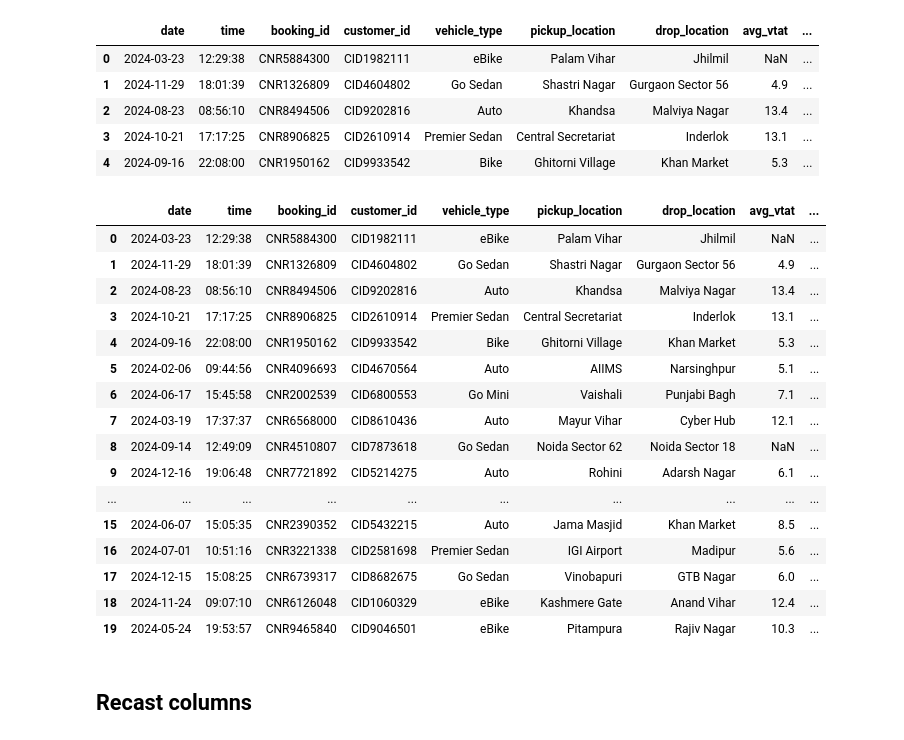
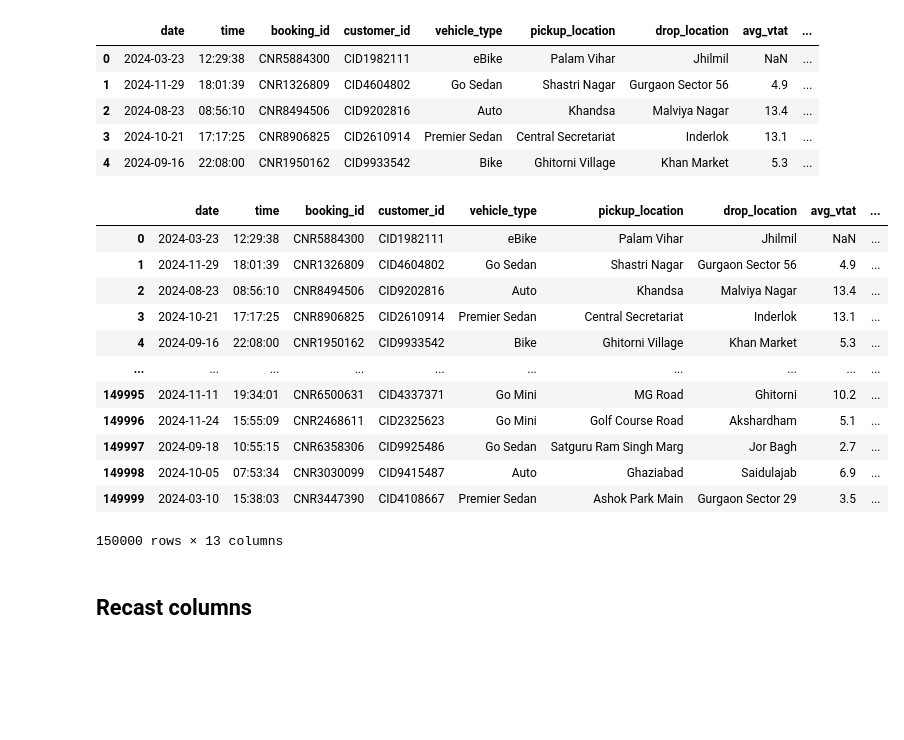
Before and after one commit to amaldu/uber-ride-cancellation-prediction, a Jupyter notebook: uber-analysis/notebooks/03_initial_data_inspection.ipynb, the cells around one changed output. Saved outputs shown, nothing was run; the diff lists cells and outputs as text; code cells hidden in the pictures; blank space fills up the shorter version.

```diff
--- a/uber-analysis/notebooks/03_initial_data_inspection.ipynb
+++ b/uber-analysis/notebooks/03_initial_data_inspection.ipynb
@@ -92,7 +76,7 @@ booking_mapping = {
     "Incomplete": 0
 }
 
-df_target_mapped['cancelled'] = df_target_mapped['booking_status'].map(booking_mapping)
+df_target_mapped['is_cancelled'] = df_target_mapped['booking_status'].map(booking_mapping)
 del df_target_mapped["booking_status"]
 df_target_mapped.head()
 # %% [output]
@@ -104,0 +101,13 @@ df_target_mapped.head()
+# %%
+df_leak_clean = df_target_mapped.copy()
+
+df_leak_clean.drop(columns = ["cancelled_rides_by_customer",
+                                "reason_for_cancelling_by_customer",
+                                "cancelled_rides_by_driver",
+                                "driver_cancellation_reason",
+                                "incomplete_rides",
+                                "incomplete_rides_reason",
+                                "driver_ratings",
+                                "customer_rating"], inplace = True)
+
+df_leak_clean.shape[0], df_leak_clean.shape[1]
@@ -121,26 +132,28 @@ df_clean_quotes.head()
 | 2 | 2024-08-23 | 08:56:10 | CNR8494506 | CID9202816 | Auto | Khandsa | Malviya Nagar | 13.4 | ... |
 | 3 | 2024-10-21 | 17:17:25 | CNR8906825 | CID2610914 | Premier Sedan | Central Secretariat | Inderlok | 13.1 | ... |
 | 4 | 2024-09-16 | 22:08:00 | CNR1950162 | CID9933542 | Bike | Ghitorni Village | Khan Market | 5.3 | ... |
-# %%
-df_clean_quotes.head(20)
-# %% [output]
-|  | date | time | booking_id | customer_id | vehicle_type | pickup_location | drop_location | avg_vtat | ... |
-| 0 | 2024-03-23 | 12:29:38 | CNR5884300 | CID1982111 | eBike | Palam Vihar | Jhilmil | NaN | ... |
-| 1 | 2024-11-29 | 18:01:39 | CNR1326809 | CID4604802 | Go Sedan | Shastri Nagar | Gurgaon Sector 56 | 4.9 | ... |
-| 2 | 2024-08-23 | 08:56:10 | CNR8494506 | CID9202816 | Auto | Khandsa | Malviya Nagar | 13.4 | ... |
-| 3 | 2024-10-21 | 17:17:25 | CNR8906825 | CID2610914 | Premier Sedan | Central Secretariat | Inderlok | 13.1 | ... |
-| 4 | 2024-09-16 | 22:08:00 | CNR1950162 | CID9933542 | Bike | Ghitorni Village | Khan Market | 5.3 | ... |
-| 5 | 2024-02-06 | 09:44:56 | CNR4096693 | CID4670564 | Auto | AIIMS | Narsinghpur | 5.1 | ... |
-| 6 | 2024-06-17 | 15:45:58 | CNR2002539 | CID6800553 | Go Mini | Vaishali | Punjabi Bagh | 7.1 | ... |
-| 7 | 2024-03-19 | 17:37:37 | CNR6568000 | CID8610436 | Auto | Mayur Vihar | Cyber Hub | 12.1 | ... |
-| 8 | 2024-09-14 | 12:49:09 | CNR4510807 | CID7873618 | Go Sedan | Noida Sector 62 | Noida Sector 18 | NaN | ... |
-| 9 | 2024-12-16 | 19:06:48 | CNR7721892 | CID5214275 | Auto | Rohini | Adarsh Nagar | 6.1 | ... |
-| ... | ... | ... | ... | ... | ... | ... | ... | ... | ... |
-| 15 | 2024-06-07 | 15:05:35 | CNR2390352 | CID5432215 | Auto | Jama Masjid | Khan Market | 8.5 | ... |
-| 16 | 2024-07-01 | 10:51:16 | CNR3221338 | CID2581698 | Premier Sedan | IGI Airport | Madipur | 5.6 | ... |
-| 17 | 2024-12-15 | 15:08:25 | CNR6739317 | CID8682675 | Go Sedan | Vinobapuri | GTB Nagar | 6.0 | ... |
-| 18 | 2024-11-24 | 09:07:10 | CNR6126048 | CID1060329 | eBike | Kashmere Gate | Anand Vihar | 12.4 | ... |
-| 19 | 2024-05-24 | 19:53:57 | CNR9465840 | CID9046501 | eBike | Pitampura | Rajiv Nagar | 10.3 | ... |
+# %%
+import io
+buffer = io.BytesIO()
+
+df_clean_quotes.to_parquet(buffer, engine='fastparquet', index=False)
+buffer.seek(0)
+df_parquet = pd.read_parquet(buffer, engine='fastparquet')
+df_parquet
+# %% [output]
+|  | date | time | booking_id | customer_id | vehicle_type | pickup_location | drop_location | avg_vtat | ... |
+| 0 | 2024-03-23 | 12:29:38 | CNR5884300 | CID1982111 | eBike | Palam Vihar | Jhilmil | NaN | ... |
+| 1 | 2024-11-29 | 18:01:39 | CNR1326809 | CID4604802 | Go Sedan | Shastri Nagar | Gurgaon Sector 56 | 4.9 | ... |
+| 2 | 2024-08-23 | 08:56:10 | CNR8494506 | CID9202816 | Auto | Khandsa | Malviya Nagar | 13.4 | ... |
+| 3 | 2024-10-21 | 17:17:25 | CNR8906825 | CID2610914 | Premier Sedan | Central Secretariat | Inderlok | 13.1 | ... |
+| 4 | 2024-09-16 | 22:08:00 | CNR1950162 | CID9933542 | Bike | Ghitorni Village | Khan Market | 5.3 | ... |
+| ... | ... | ... | ... | ... | ... | ... | ... | ... | ... |
+| 149995 | 2024-11-11 | 19:34:01 | CNR6500631 | CID4337371 | Go Mini | MG Road | Ghitorni | 10.2 | ... |
+| 149996 | 2024-11-24 | 15:55:09 | CNR2468611 | CID2325623 | Go Mini | Golf Course Road | Akshardham | 5.1 | ... |
+| 149997 | 2024-09-18 | 10:55:15 | CNR6358306 | CID9925486 | Go Sedan | Satguru Ram Singh Marg | Jor Bagh | 2.7 | ... |
+| 149998 | 2024-10-05 | 07:53:34 | CNR3030099 | CID9415487 | Auto | Ghaziabad | Saidulajab | 6.9 | ... |
+| 149999 | 2024-03-10 | 15:38:03 | CNR3447390 | CID4108667 | Premier Sedan | Ashok Park Main | Gurgaon Sector 29 | 3.5 | ... |
+150000 rows × 13 columns
 # %% [markdown]
 ## Recast columns
 # %%
```
Also changed, not shown: parts of 18 cells of this notebook, 4 other files.
